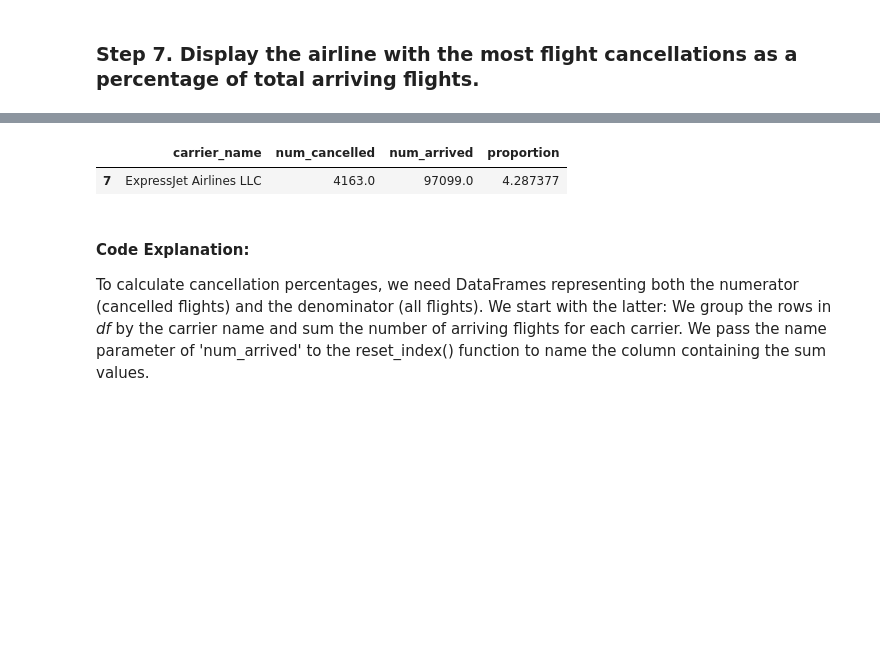
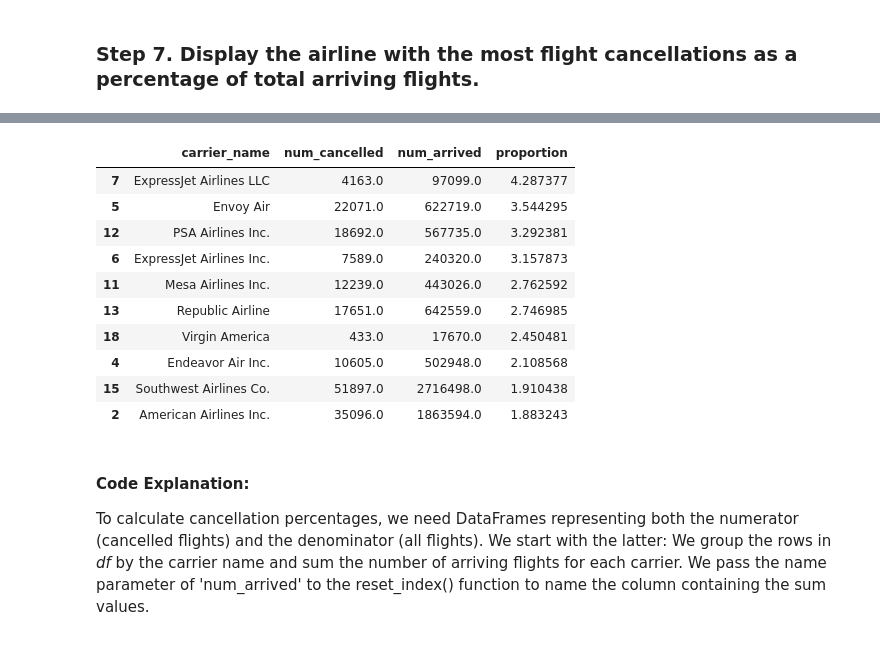
Before and after one commit to deniskristak/data-analysis-learning, a Jupyter notebook: Learn Python Data Analytics by Example - Airline Arrival Delays.ipynb, the cells around one changed output, grey strips where cells are left out. Drawn from its saved outputs; the diff is of its cells as text; code cells hidden in the pictures; blank space fills up the shorter version.

```diff
--- a/Learn Python Data Analytics by Example - Airline Arrival Delays.ipynb
+++ b/Learn Python Data Analytics by Example - Airline Arrival Delays.ipynb
@@ -349,17 +394,21 @@ print("Number of Delays: " + str(df_f['carrier_ct'].sum()  + df_f['weather_ct'].
 # %%
-# Create a DataFrame containing airline names, total arriving flights and number of cancelled flights.
-df_flights = df.groupby('carrier_name')['arr_flights'].sum().reset_index(name='num_arrived')
-df_cancelled = df.groupby('carrier_name')['arr_cancelled'].sum().reset_index(name='num_cancelled')
-df_cancelled = pd.merge(df_cancelled, df_flights, on='carrier_name')
-
 # Calculate the percentage of flights cancelled.
 df_cancelled['proportion'] = df_cancelled['num_cancelled'] / df_cancelled['num_arrived'] * 100
 
 # Display the airline with the most cancellations as a percentage of total arriving flights.
-df_cancelled.sort_values(by=['proportion'], ascending=False).head(1)
+df_cancelled.sort_values(by=['proportion'], ascending=False).head(10)
 # %% [output]
 |  | carrier_name | num_cancelled | num_arrived | proportion |
 | 7 | ExpressJet Airlines LLC | 4163.0 | 97099.0 | 4.287377 |
+| 5 | Envoy Air | 22071.0 | 622719.0 | 3.544295 |
+| 12 | PSA Airlines Inc. | 18692.0 | 567735.0 | 3.292381 |
+| 6 | ExpressJet Airlines Inc. | 7589.0 | 240320.0 | 3.157873 |
+| 11 | Mesa Airlines Inc. | 12239.0 | 443026.0 | 2.762592 |
+| 13 | Republic Airline | 17651.0 | 642559.0 | 2.746985 |
+| 18 | Virgin America | 433.0 | 17670.0 | 2.450481 |
+| 4 | Endeavor Air Inc. | 10605.0 | 502948.0 | 2.108568 |
+| 15 | Southwest Airlines Co. | 51897.0 | 2716498.0 | 1.910438 |
+| 2 | American Airlines Inc. | 35096.0 | 1863594.0 | 1.883243 |
 # %% [markdown]
 #### Code Explanation:
 
```
Also changed, not shown: parts of 8 cells of this notebook, 2 other files.
